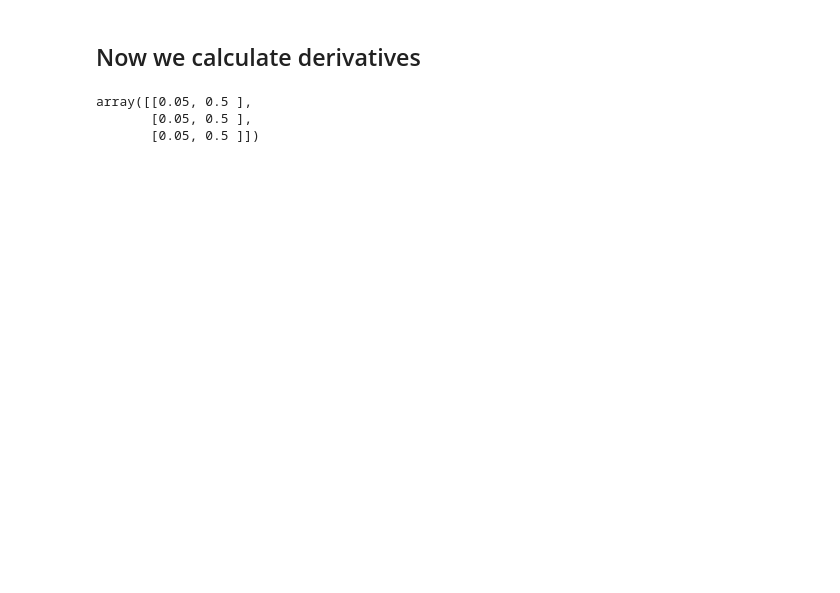
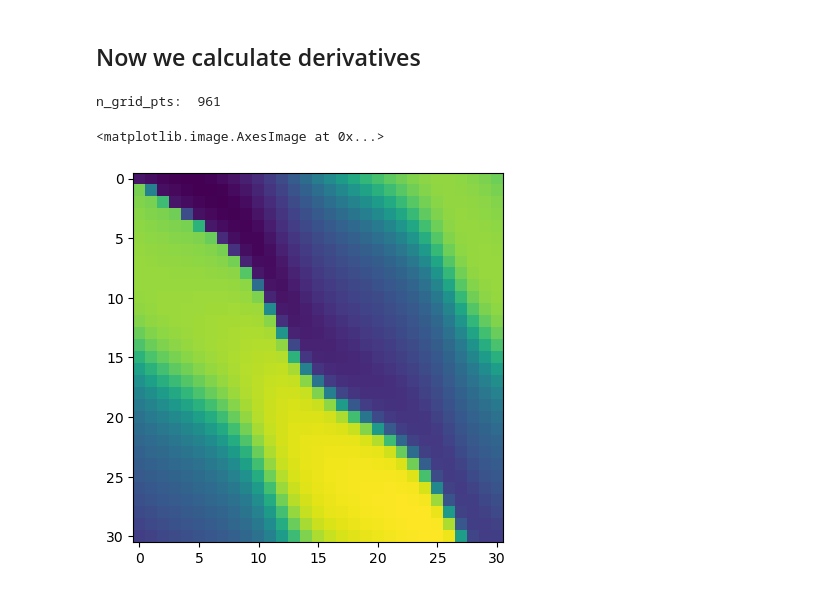
Before and after one commit to MKupperman/KernelPDEforBioProject, a Jupyter notebook: Notebooks/Demo_day2.ipynb, the cells around one changed output. Saved outputs shown, nothing was run; the diff lists cells and outputs as text; code cells hidden in the pictures; blank space fills up the shorter version.

```diff
--- a/Notebooks/Demo_day2.ipynb
+++ b/Notebooks/Demo_day2.ipynb
@@ -132,6 +216,0 @@ x_m = np.mean(x_data, axis=1)
-# %%
-x_m
-# %% [output]
-array([[0.05, 0.5 ],
-       [0.05, 0.5 ],
-       [0.05, 0.5 ]])
@@ -137,0 +219,25 @@ array([[0.05, 0.5 ],
+# %%
+# Reformat the data into a format that can be used by the Kernel
+smoothed_data = []
+smoothed_derivatives = []
+alphas_list = [[0,0], [0,1], [1,0]]
+x_data_train = np.asarray([grid.grid_list for grid in grid_train])
+# standardize x_data to mean 0 variance 1
+x_mean = np.mean(np.asarray(x_data_train), axis=1)  # take over middle "points" axis
+x_std = np.std(np.asarray(x_data_train), axis=1)
+x_data_train = (x_data_train - x_mean[0,:]) / x_std[0,:]
+
+y_data_train = np.stack([grid.grid_tensors_values for grid in grid_train])
+y_data_train = y_data_train.reshape((n_train, -1))
+# y_data += np.random.normal(0, 1e-3, y_data.shape)
+f_data_train = np.stack([grid.grid_tensors_forcing for grid in grid_train])
+
+z, kdList, u_smoothed = KBio.kernel_smoothing(p, x_grid = x_data_train, u_data = y_data_train, f_data = f_data_train, alpha_list=alphas_list, nugget=nugget_smoothing)
+# u_smoothed
+# %% [output]
+n_grid_pts:  961
+# %%
+plt.imshow(grid_train[0].grid_tensors_values)
+# %% [output]
+<matplotlib.image.AxesImage at 0x...>
+[figure, added]
```
Also changed, not shown: parts of 45 cells of this notebook, 3 other files.
